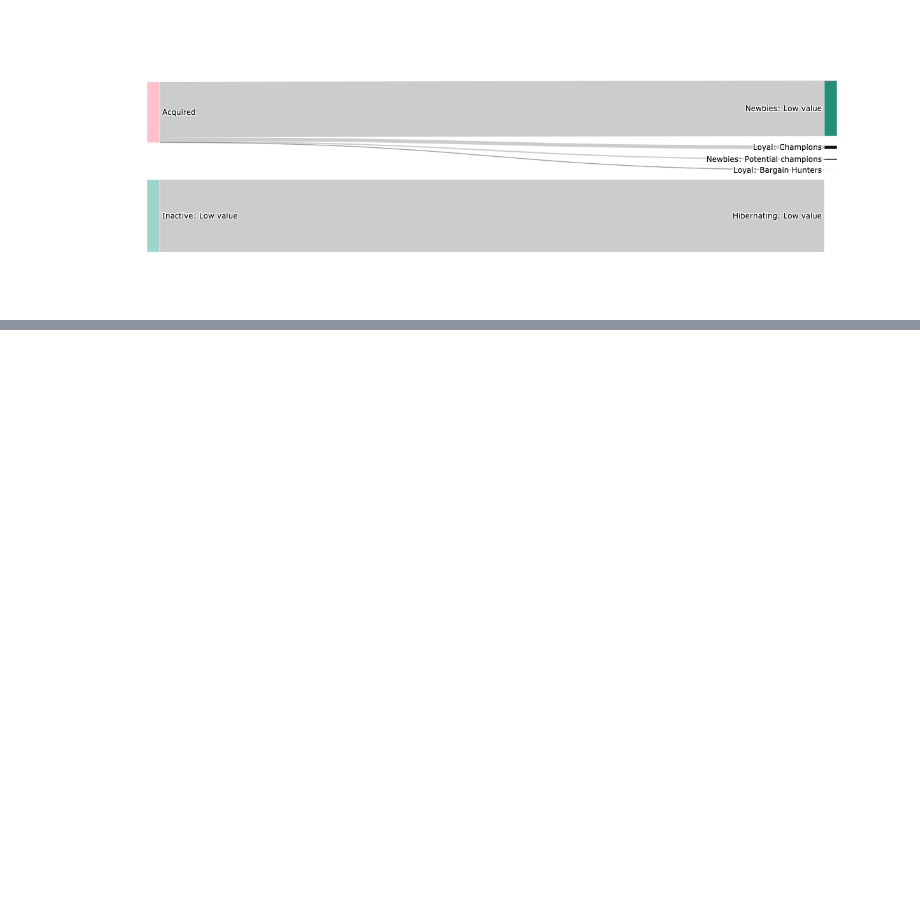
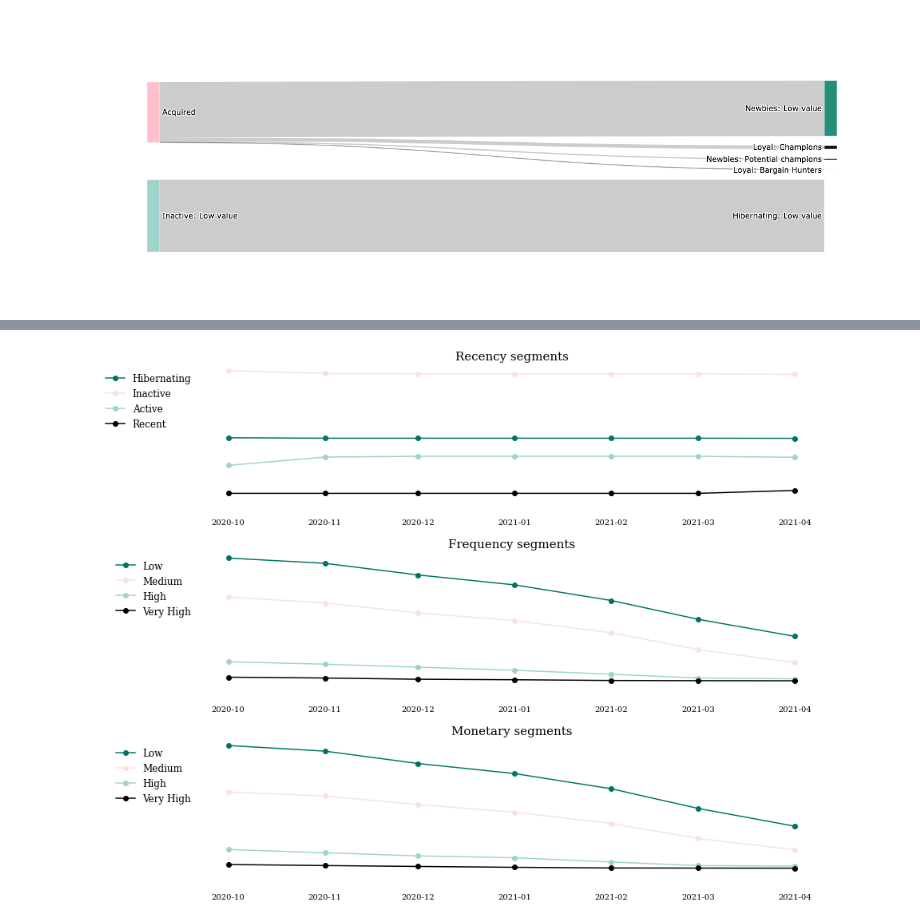
Before and after one commit to tryflux/adhoc-analysis, a Jupyter notebook: src/jenna/segmentation/rfm.ipynb, the cells around one changed output, grey strips where cells are left out. Drawn from its saved outputs; the diff is of its cells as text; code cells hidden in the pictures; blank space fills up the shorter version.

```diff
--- a/src/jenna/segmentation/rfm.ipynb
+++ b/src/jenna/segmentation/rfm.ipynb
@@ -121,0 +124,4 @@ rfm_last[rfm_last.customer_id == '006a81db-35b8-4dbb-aa4c-f4c4a8ad9da3']
+# %%
+m_breaks = jenkspy.jenks_breaks(rfm['monetary'], nb_class=cluster_numbers.loc['monetary']['clusters'].item()) #item converts from numpy to native python
+f_breaks = jenkspy.jenks_breaks(rfm['frequency'], nb_class=cluster_numbers.loc['frequency']['clusters'].item())
+r_breaks = jenkspy.jenks_breaks(rfm['recency'], nb_class=cluster_numbers.loc['recency']['clusters'].item())
@@ -177,0 +135,11 @@ rfm_last['RFM score jenks'] = rfm_last['jenks_recency'].map(str) + rfm_last['jen
+# %%
+rfm['jenks_monetary'] = pd.cut(rfm['monetary'],bins=m_breaks,labels=[1,2,3,4],include_lowest=True)
+rfm['jenks_frequency'] = pd.cut(rfm['frequency'],bins=f_breaks,labels=[1,2,3,4],include_lowest=True)
+rfm['jenks_recency'] = pd.cut(rfm['recency'],bins=r_breaks,labels=[4,3,2,1],include_lowest=True)
+rfm['RFM score jenks'] = rfm['jenks_recency'].astype(str) + rfm['jenks_frequency'].astype(str) + rfm['jenks_monetary'].astype(str)
+
+#also do the same for results from previous month so we can show how customer have moved segments from previous month:
+rfm_last['jenks_monetary'] = pd.cut(rfm_last['monetary'],bins=m_breaks,labels=[1,2,3,4],include_lowest=True)
+rfm_last['jenks_frequency'] = pd.cut(rfm_last['frequency'],bins=f_breaks,labels=[1,2,3,4],include_lowest=True)
+rfm_last['jenks_recency'] = pd.cut(rfm_last['recency'],bins=r_breaks,labels=[4,3,2,1],include_lowest=True)
+rfm_last['RFM score jenks'] = rfm_last['jenks_recency'].astype(str) + rfm_last['jenks_frequency'].astype(str) + rfm_last['jenks_monetary'].astype(str)
@@ -497,0 +486,12 @@ print(calendar)
+# %%
+df_rf = pd.merge(r,f,on = 'customer_id',how = 'left').fillna(0)
+df_rfm = pd.merge(df_rf,m,on = 'customer_id',how = 'left').fillna(0)
+df_rfm.columns = ['customer_id','recency','frequency','monetary']
+df_rfm['RFM score jenks'] = df_rfm['recency'].astype(int).astype(str) + df_rfm['frequency'].astype(int).astype(str) + df_rfm['monetary'].astype(int).astype(str)
+df_rfm['segment'] = df_rfm['RFM score jenks'].replace(segt_map, regex=True)
+rfm_counts = pd.DataFrame(df_rfm.groupby('segment').nunique()['customer_id']).reset_index()
+rfm_counts['month'] = date2
+segments=segments.append(rfm_counts)
+
+
+rfm_counts.head()
@@ -533,0 +624,20 @@ monetary.index = calendar
+# %%
+fig, axes = plt.subplots(nrows=3, ncols=1, figsize = (13,10))
+
+rfm_object = [recency,frequency,monetary]
+rfm_names = ['Recency','Frequency','Monetary']
+for i in [0,1,2]:
+    ax = axes[i]
+    metric_labels = rfm_object[i].columns
+    ax.plot(rfm_object[i].index.values,rfm_object[i][metric_labels[0]],marker = '.', markersize = 12, label = metric_labels[0])
+    ax.plot(rfm_object[i].index.values,rfm_object[i][metric_labels[1]],marker = '.', markersize = 12, label = metric_labels[1])
+    ax.plot(rfm_object[i].index.values,rfm_object[i][metric_labels[2]],marker = '.', markersize = 12,label = metric_labels[2])
+    ax.plot(rfm_object[i].index.values,rfm_object[i][metric_labels[3]],marker = '.', markersize = 12, label = metric_labels[3], color = 'black')
+    ax.set_frame_on(False)
+    ax.tick_params(left=False, labelleft=False, bottom=False)
+    ax.legend(fontsize= 12, bbox_to_anchor=(0,1))
+    ax.set_title(rfm_names[i]+' segments',fontsize=15)
+plt.tight_layout()
+plt.show()
+# %% [output]
+[figure, added]
```
Also changed, not shown: parts of 35 cells of this notebook, 1 other file.
